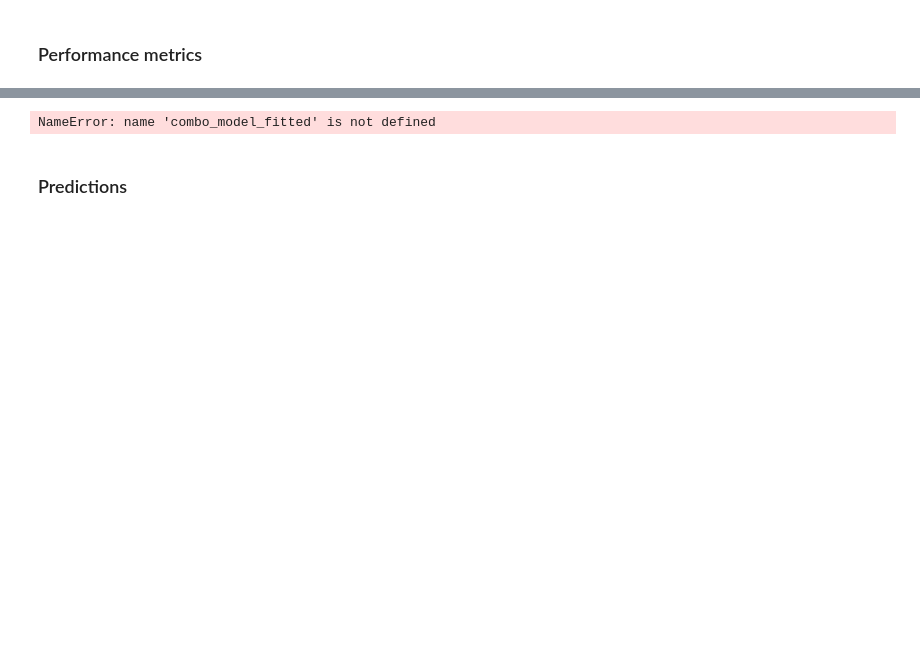
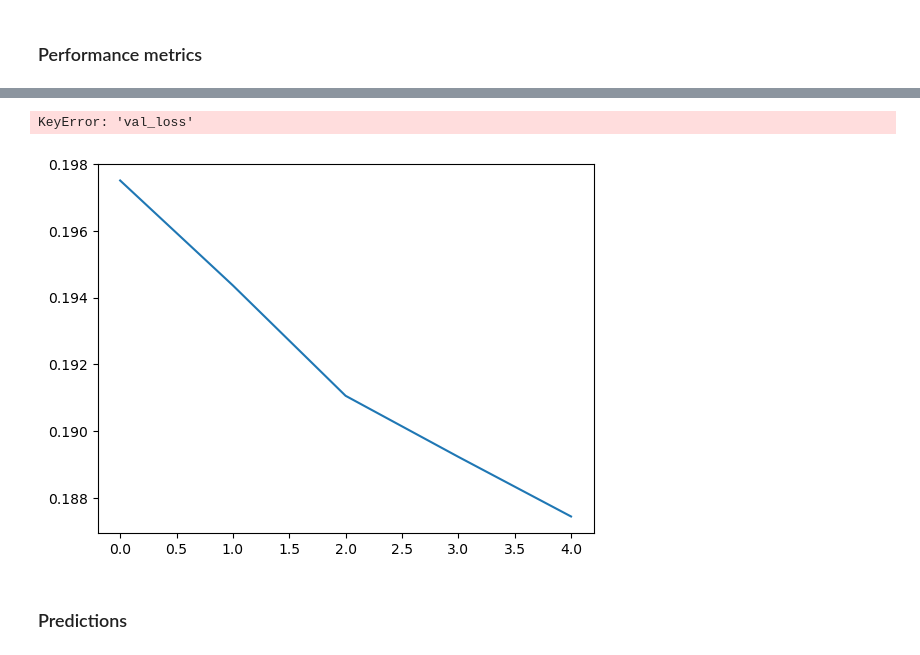
Before and after one commit to hrifanov/ml_project, a Jupyter notebook: Sprint_4/model/model_from_tensor_slices_v2.ipynb, the cells around one changed output, grey strips where cells are left out. Saved outputs shown, nothing was run; the diff lists cells and outputs as text; code cells hidden in the pictures; blank space fills up the shorter version.

```diff
--- a/Sprint_4/model/model_from_tensor_slices_v2.ipynb
+++ b/Sprint_4/model/model_from_tensor_slices_v2.ipynb
@@ -232,16 +225,17 @@ NameError: name 'combo_model_fitted' is not defined
 # %%
-plt.plot(combo_model_fitted.history['loss'])
-plt.plot(combo_model_fitted.history['val_loss'])
+plt.plot(model_fit.history['loss'])
+plt.plot(model_fit.history['val_loss'])
 plt.title('Model Loss')
 plt.ylabel('Loss')
 plt.xlabel('Epochs')
 plt.legend(['train', 'validation'])
 plt.axis(ymin=0,ymax=0.5)
 plt.grid()
 
 plt.show()
 # %% [output]
-NameError: name 'combo_model_fitted' is not defined
+KeyError: 'val_loss'
+[figure, added]
 # %% [markdown]
 ### Predictions
 # %%
```
Also changed, not shown: parts of 16 cells of this notebook, 2 other files.
